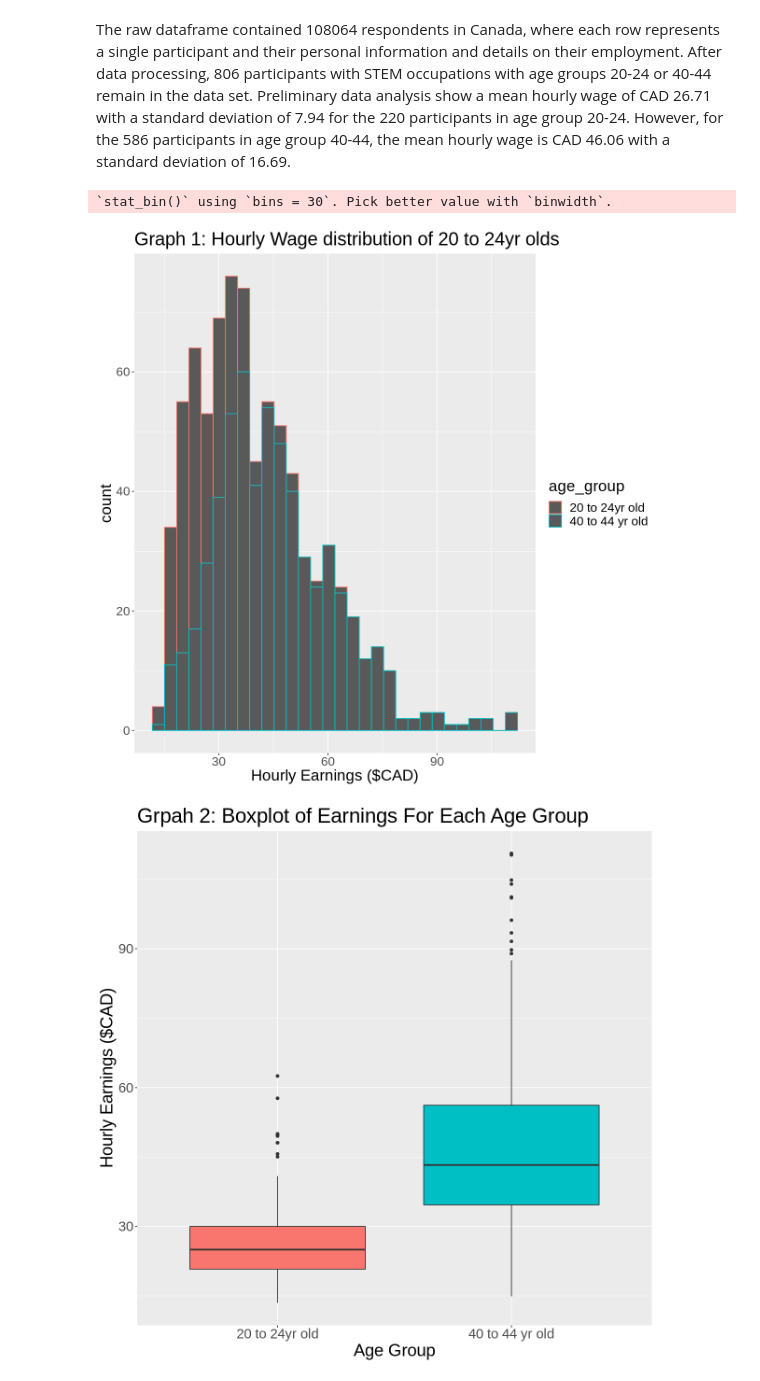
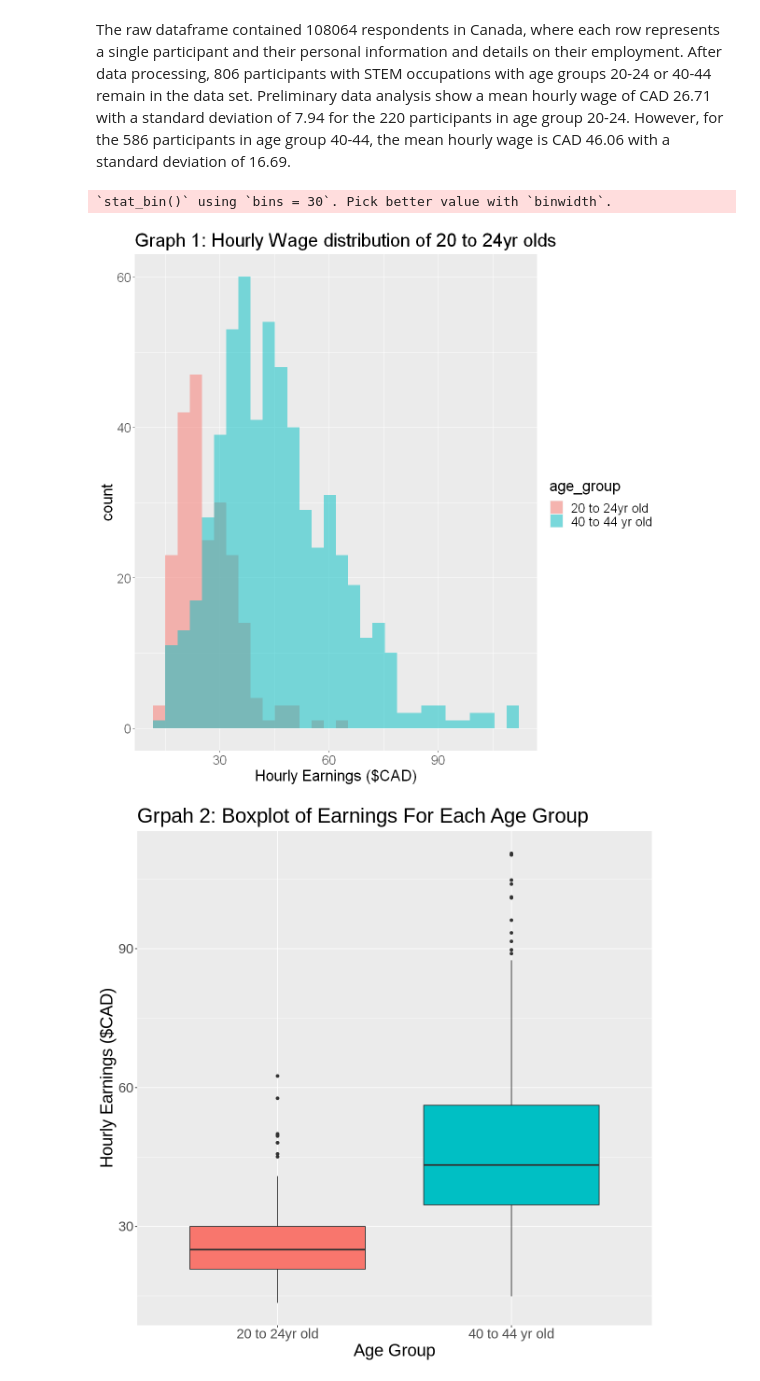
Before and after one commit to GWilliam02/STAT201-Project, a Jupyter notebook: final_report.ipynb, the cells around one changed output. Drawn from its saved outputs; the diff is of its cells as text; code cells hidden in the pictures.

Commit message:
Fixed histogram overlay

```diff
--- a/final_report.ipynb
+++ b/final_report.ipynb
@@ -106,21 +106,21 @@ The raw dataframe contained 108064 respondents in Canada, where each row represe
 # %%
 plt_age02 <- employment_clean %>%
     #filter(age_group == "20 to 24yr old") %>%
     ggplot() +
-    geom_histogram(aes(x=hourly_wage,color=age_group)) +
+    geom_histogram(aes(x=hourly_wage,fill=age_group), position="identity", alpha = 0.5) +
     ggtitle("Graph 1: Hourly Wage distribution of 20 to 24yr olds") +
     xlab("Hourly Earnings ($CAD)") +
     theme(text = element_text(size = 20))
 options(repr.plot.width = 10, repr.plot.height =10)
 plt_age02
 
 
 # plt_age02
 # plt_age06
 #grid.arrange(plt_age02, plt_age06, ncol=2)
 # %% [output]
 `stat_bin()` using `bins = 30`. Pick better value with `binwidth`.
-[figure, old version]
+[figure, new version]
 # %%
 age_vs_wage_boxplots <-
     employment_clean %>%
```
Also changed, not shown: parts of 1 cell of this notebook, 1 other file.
